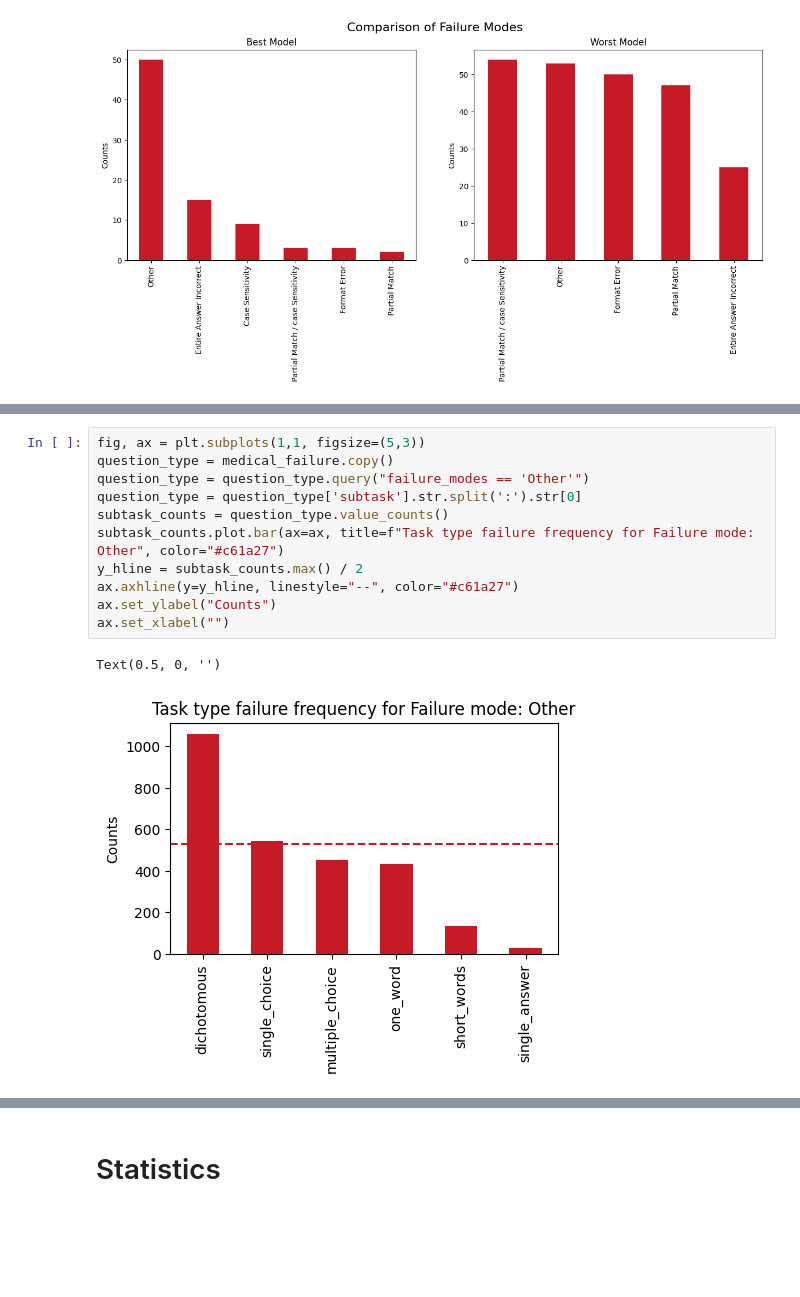
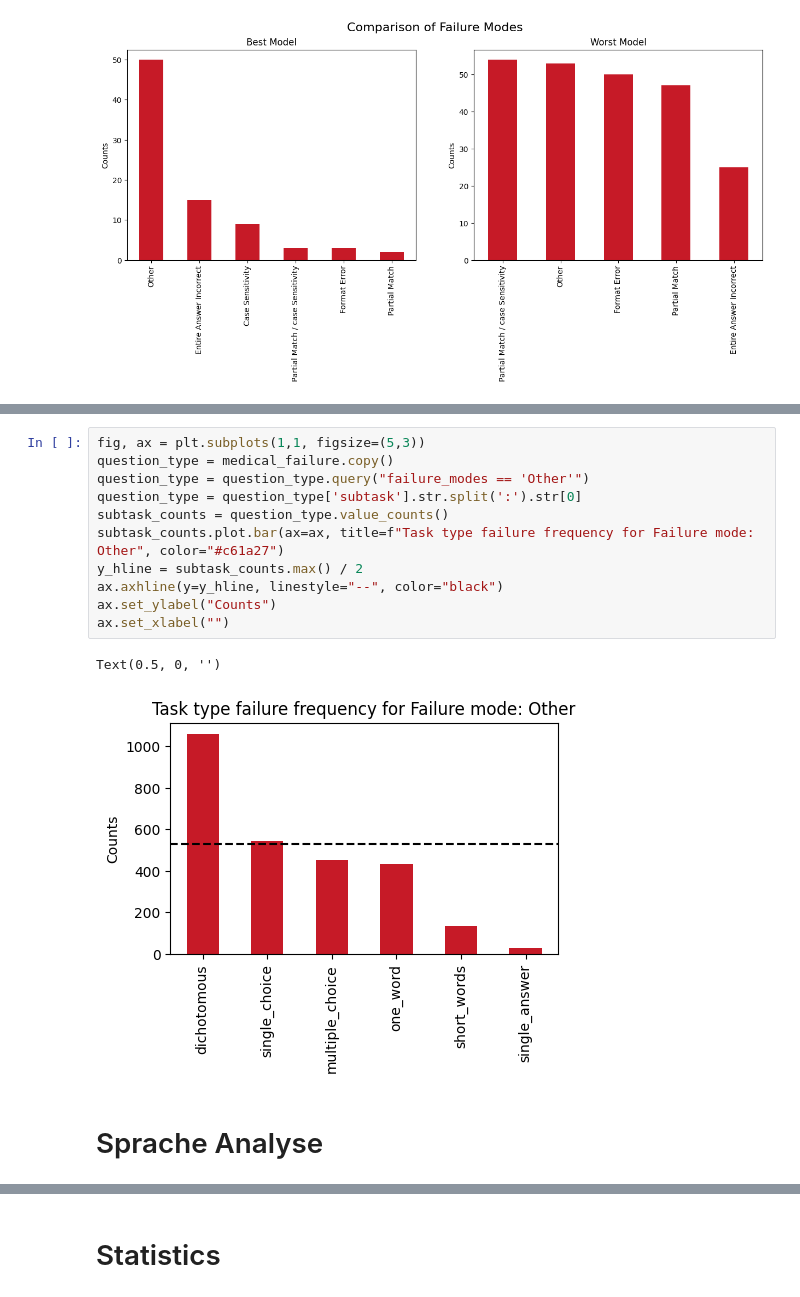
Before and after one commit to biocypher/biochatter, a Jupyter notebook: benchmark/Data_Analysis.ipynb, the cells around one changed output, grey strips where cells are left out. Saved outputs shown, nothing was run; the diff lists cells and outputs as text; blank space fills up the shorter version.

```diff
--- a/benchmark/Data_Analysis.ipynb
+++ b/benchmark/Data_Analysis.ipynb
@@ -195,14 +195,16 @@ Text(0.5, 0, '')
 # %%
 fig, ax = plt.subplots(1,1, figsize=(5,3))
 question_type = medical_failure.copy()
 question_type = question_type.query("failure_modes == 'Other'")
 question_type = question_type['subtask'].str.split(':').str[0]
 subtask_counts = question_type.value_counts()
 subtask_counts.plot.bar(ax=ax, title=f"Task type failure frequency for Failure mode: Other", color="#c61a27")
 y_hline = subtask_counts.max() / 2
-ax.axhline(y=y_hline, linestyle="--", color="#c61a27")
+ax.axhline(y=y_hline, linestyle="--", color="black")
 ax.set_ylabel("Counts")
 ax.set_xlabel("")
 # %% [output]
 Text(0.5, 0, '')
-[figure, old version]
+[figure, new version]
+# %% [markdown]
+# Sprache Analyse
```
Also changed, not shown: parts of 8 cells of this notebook.
